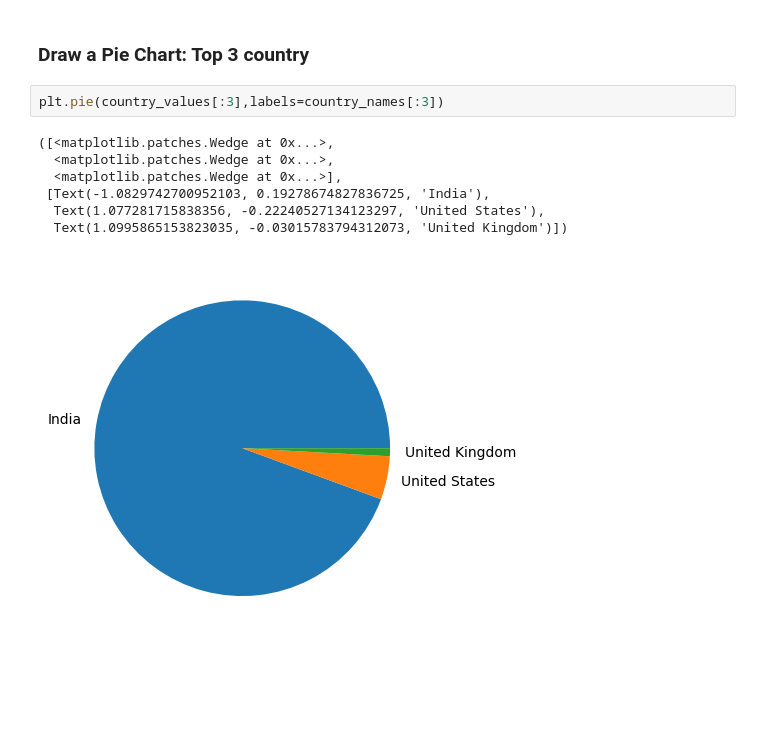
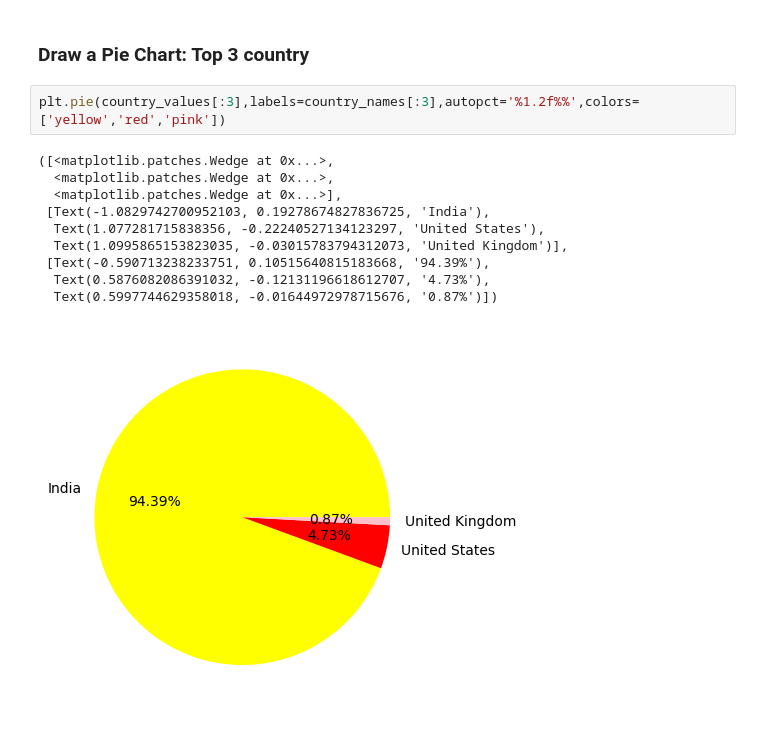
Before and after one commit to SaidurRahmanChowdhury/Zomato-Dataset-Analysis, a Jupyter notebook: Zomato_Analysis.ipynb, the cells around one changed output. Drawn from its saved outputs; the diff is of its cells as text; blank space fills up the shorter version.

```diff
--- a/Zomato_Analysis.ipynb
+++ b/Zomato_Analysis.ipynb
@@ -195,12 +195,15 @@ array([8652,  434,   80,   60,   60,   60,   40,   34,   24,   22,   21,
 # %% [markdown]
 ### Draw a Pie Chart: Top 3 country
 # %%
-plt.pie(country_values[:3],labels=country_names[:3])
+plt.pie(country_values[:3],labels=country_names[:3],autopct='%1.2f%%',colors=['yellow','red','pink'])
 # %% [output]
 ([<matplotlib.patches.Wedge at 0x...>,
   <matplotlib.patches.Wedge at 0x...>,
   <matplotlib.patches.Wedge at 0x...>],
  [Text(-1.0829742700952103, 0.19278674827836725, 'India'),
   Text(1.077281715838356, -0.22240527134123297, 'United States'),
-  Text(1.0995865153823035, -0.03015783794312073, 'United Kingdom')])
+  Text(1.0995865153823035, -0.03015783794312073, 'United Kingdom')],
+ [Text(-0.590713238233751, 0.10515640815183668, '94.39%'),
+  Text(0.5876082086391032, -0.12131196618612707, '4.73%'),
+  Text(0.5997744629358018, -0.01644972978715676, '0.87%')])
-[figure, old version]
+[figure, new version]
```
Also changed, not shown: parts of 5 cells of this notebook.
